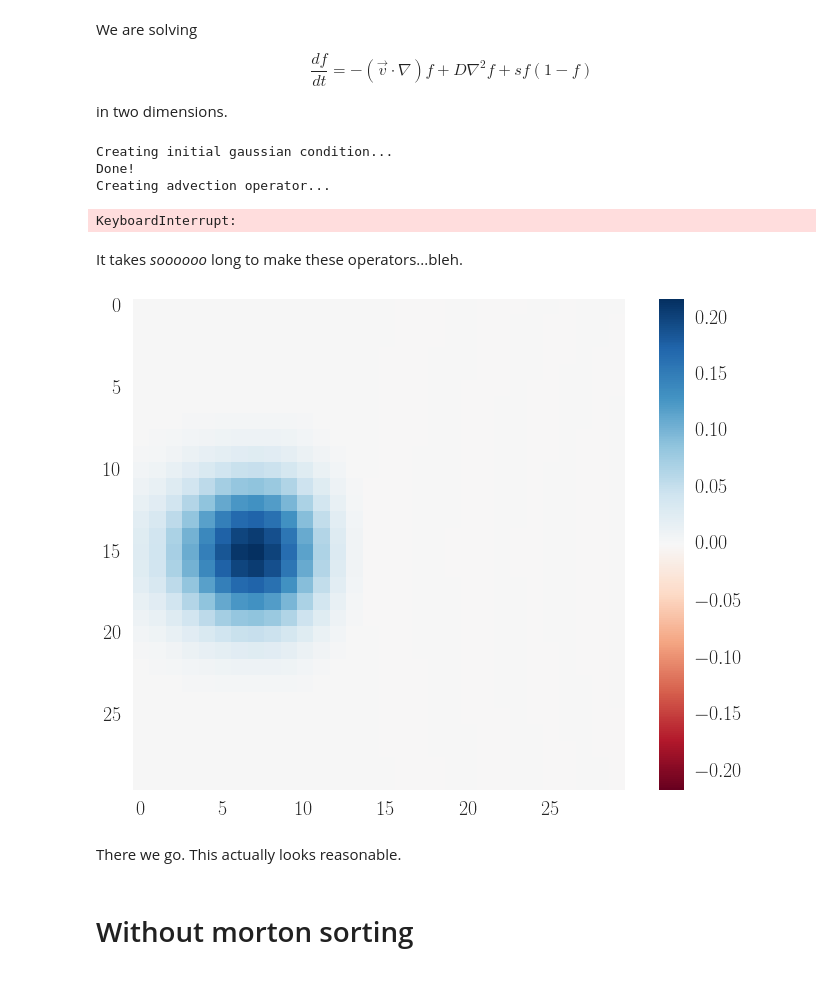
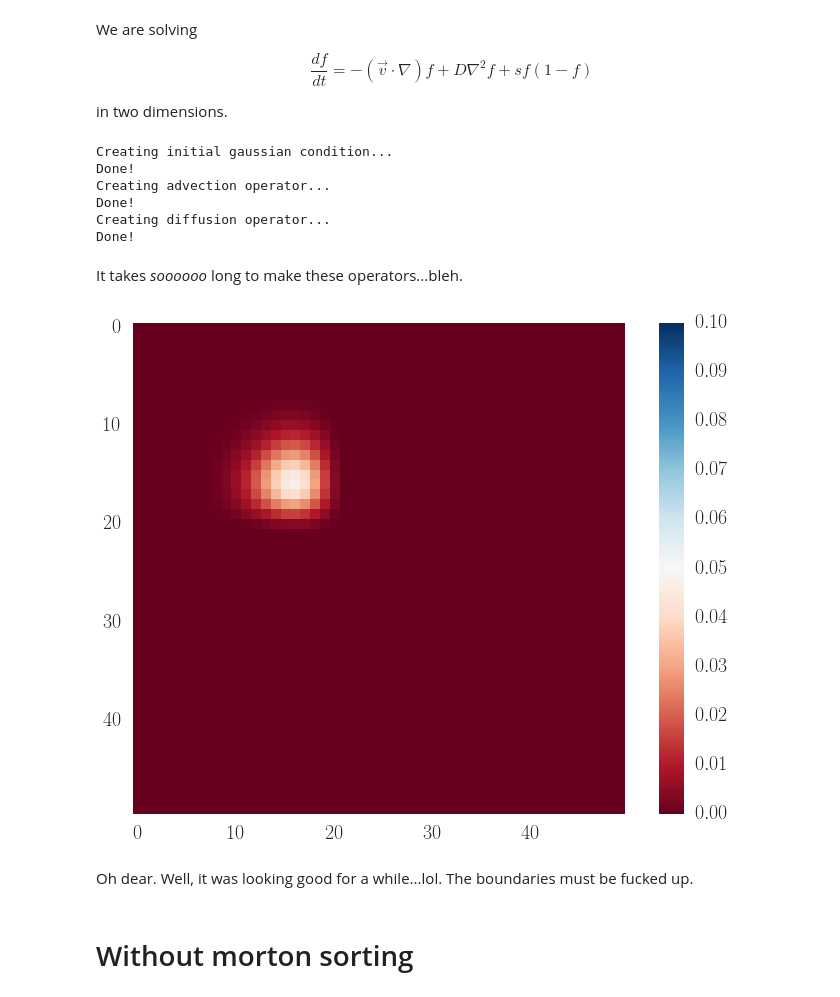
Before and after one commit to btweinstein/AC274, a Jupyter notebook: docs/2d_adr_package.ipynb, the cells around one changed output. Drawn from its saved outputs; the diff is of its cells as text; code cells hidden in the pictures.

Commit message:
Sped up the code a lot with cython; the arrays are generated in a reasonable amount of time. I want it to go faster, however. That's the rate limiting step!

```diff
--- a/docs/2d_adr_package.ipynb
+++ b/docs/2d_adr_package.ipynb
@@ -21,24 +21,26 @@ from adr_2d.solver import Solver
 import skimage as ski
 import skimage.io
 # %%
-sol = Solver(imax=50, jmax=50, kmax=100, use_morton=True)
+sol = Solver(imax=50, jmax=50, kmax=1000, use_morton=False)
 # %% [output]
 Creating initial gaussian condition...
 Done!
 Creating advection operator...
+Done!
+Creating diffusion operator...
+Done!
-KeyboardInterrupt:
 # %% [markdown]
 It takes *soooooo* long to make these operators...bleh.
 # %%
 result = sol.run()
 # %%
-ski.io.imshow(result[:, :, 88])
+ski.io.imshow(result[:, :, 200])
 plt.grid(False)
-#plt.clim([0, 0.1])
+plt.clim([0, 0.1])
 # %% [output]
-[figure, old version]
+[figure, new version]
-# %% [markdown]
-There we go. This actually looks reasonable.
+# %% [markdown]
+Oh dear. Well, it was looking good for a while...lol. The boundaries must be fucked up.
 # %% [markdown]
 # Without morton sorting
 # %% [markdown]
```
Also changed, not shown: 2 other files.
